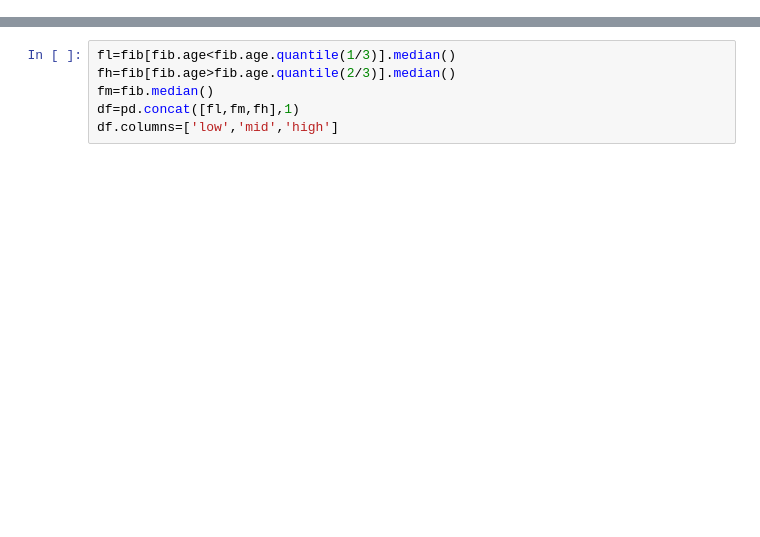
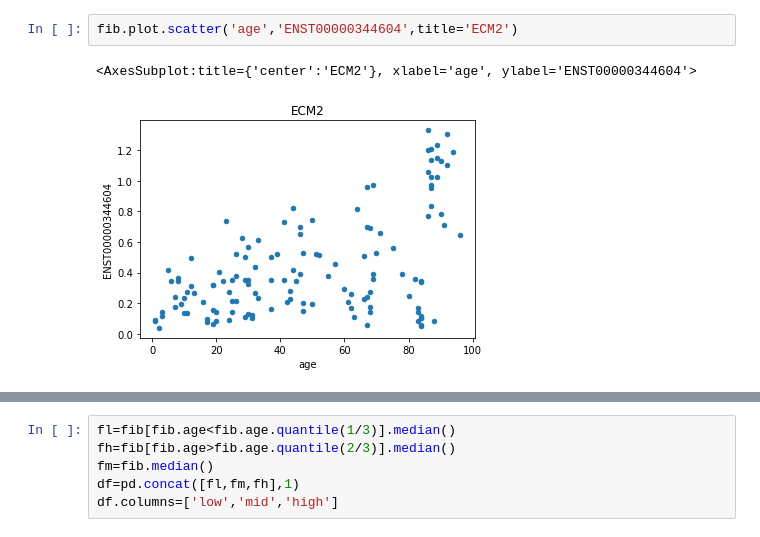
Before and after one commit to moqri/aging_2021, a Jupyter notebook: rna.ipynb, the cells around one changed output, grey strips where cells are left out. Drawn from its saved outputs; the diff is of its cells as text; blank space fills up the shorter version.

```diff
--- a/rna.ipynb
+++ b/rna.ipynb
@@ -30,0 +74,5 @@ cor=fib.corrwith(fib.age)
+# %%
+fib.plot.scatter('age','ENST00000344604',title='ECM2')
+# %% [output]
+<AxesSubplot:title={'center':'ECM2'}, xlabel='age', ylabel='ENST00000344604'>
+[figure, added]
```
Also changed, not shown: parts of 40 cells of this notebook, 5 other files.
